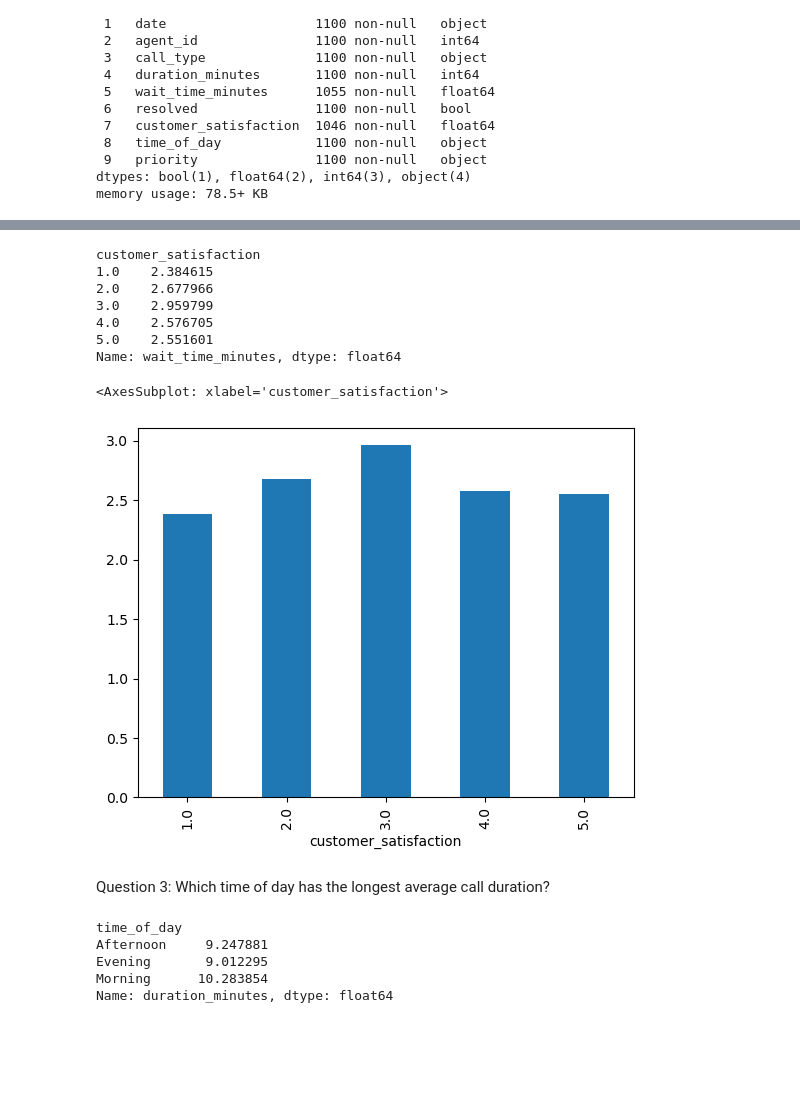
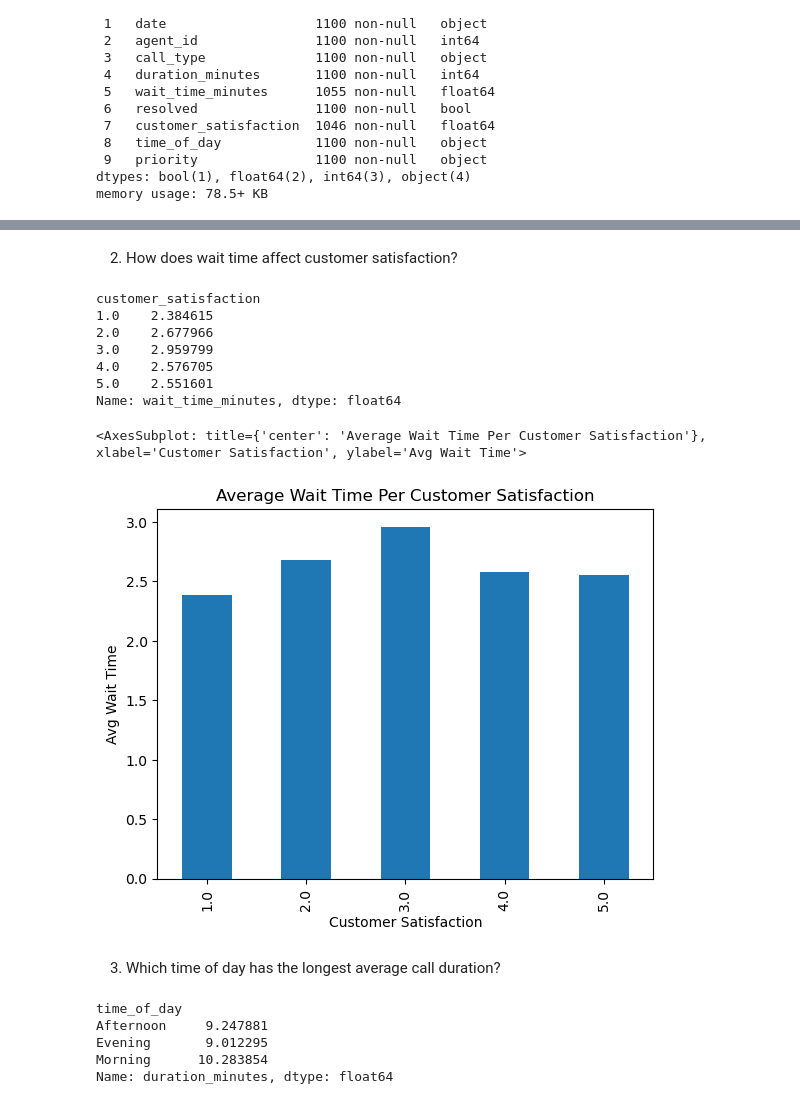
Before and after one commit to LucaLopesAN23SI/Data_Challenge-, a Jupyter notebook: Data.ipynb, the cells around one changed output, grey strips where cells are left out. Drawn from its saved outputs; the diff is of its cells as text; code cells hidden in the pictures; blank space fills up the shorter version.

Commit message:
almost final but not cuz graph isnt done
up for interpretation btw

```diff
--- a/Data.ipynb
+++ b/Data.ipynb
@@ -62,19 +51,24 @@ Name: resolved, dtype: float64
+# %% [markdown]
+2. How does wait time affect customer satisfaction?
 # %%
 #Grouping by customer satisfaction
 test = df.groupby('customer_satisfaction')['wait_time_minutes'].mean()
+
+#Printing the information
 print(test)
-test.plot(kind='bar')
+
+#Plotting the information into a bar graph
+test.plot(kind='bar', xlabel='Customer Satisfaction', ylabel='Avg Wait Time', title='Average Wait Time Per Customer Satisfaction')
 # %% [output]
 customer_satisfaction
 1.0    2.384615
 2.0    2.677966
 3.0    2.959799
 4.0    2.576705
 5.0    2.551601
 Name: wait_time_minutes, dtype: float64
-<AxesSubplot: xlabel='customer_satisfaction'>
+<AxesSubplot: title={'center': 'Average Wait Time Per Customer Satisfaction'}, xlabel='Customer Satisfaction', ylabel='Avg Wait Time'>
-[figure, old version]
+[figure, new version]
 # %% [markdown]
-Question 3:
-    Which time of day has the longest average call duration?
+3. Which time of day has the longest average call duration?
 # %%
```
Also changed, not shown: parts of 15 cells of this notebook.
